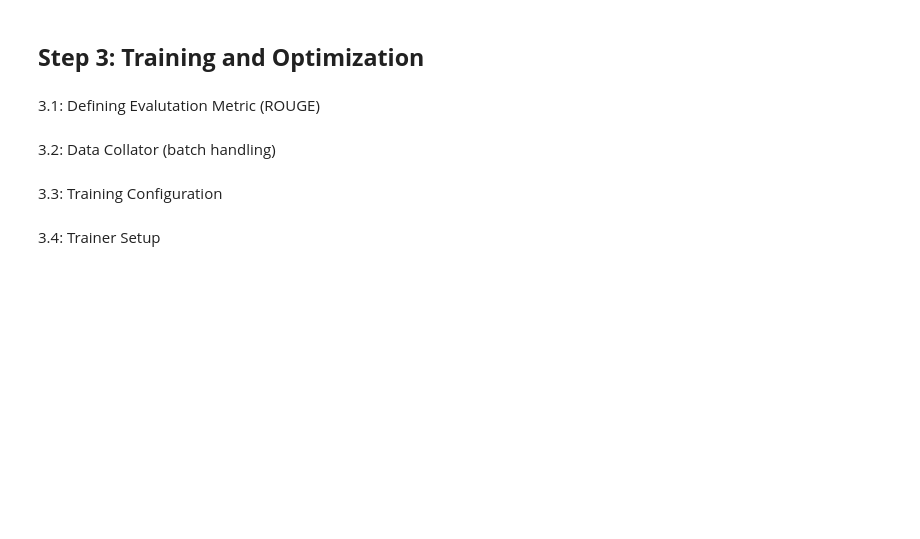
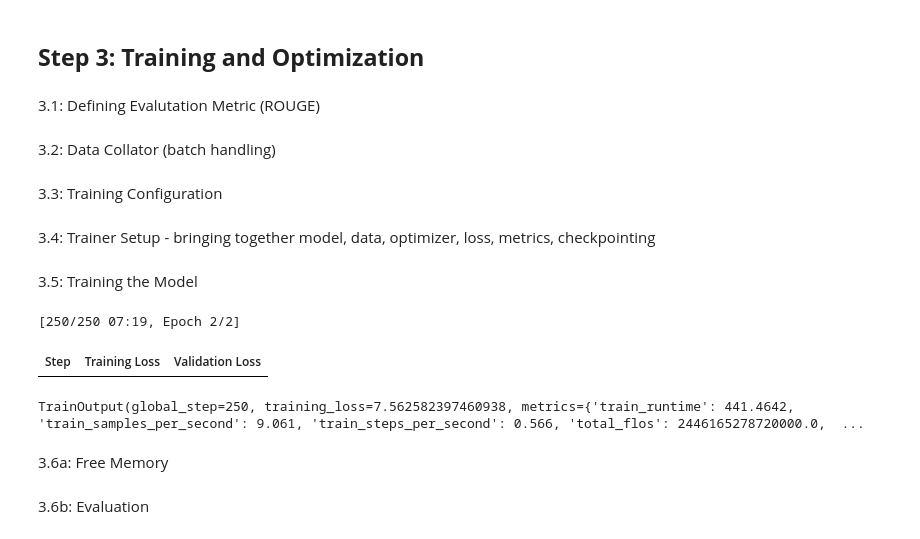
Before and after one commit to andrewmarasco/LLMs_with_AI, a Jupyter notebook: dialogue_summarization_encoder_decoder.ipynb, the cells around one changed output. Saved outputs shown, nothing was run; the diff lists cells and outputs as text; code cells hidden in the pictures; blank space fills up the shorter version.

```diff
--- a/dialogue_summarization_encoder_decoder.ipynb
+++ b/dialogue_summarization_encoder_decoder.ipynb
@@ -461,29 +476,38 @@ data_collator = DataCollatorForSeq2Seq(
 )
 # %% [markdown]
 3.3: Training Configuration
+# %%
+import torch
+model.gradient_checkpointing_enable()
+model.config.use_cache = False
+torch.cuda.empty_cache()
+# %%
+model.generation_config.num_beams = 1
+model.generation_config.max_new_tokens = 64
 # %%
 from transformers import Seq2SeqTrainingArguments
 
 training_args = Seq2SeqTrainingArguments(
-    output_dir=".\results",
+    output_dir="./results",
     eval_strategy="steps",
-    per_device_train_batch_size=8,
-    per_device_eval_batch_size=8,
-    gradient_accumulation_steps=2,
+    per_device_train_batch_size=2,
+    per_device_eval_batch_size=2,
+    gradient_accumulation_steps=8,
     learning_rate=5e-5,
-    num_train_epochs=3,
+    num_train_epochs=2,
     fp16=True,
     logging_steps=100,
-    eval_steps=500,
-    save_steps=500,
+    eval_steps=1000,
+    save_steps=1000,
     save_total_limit=2,
     load_best_model_at_end=True,
     metric_for_best_model="rougeL",
     greater_is_better=True,
+    predict_with_generate=True,
     report_to="none",
 )
 # %% [markdown]
-3.4: Trainer Setup
+3.4: Trainer Setup - bringing together model, data, optimizer, loss, metrics, checkpointing
 # %%
 from transformers import Seq2SeqTrainer
 
@@ -493,6 +517,5 @@ trainer = Seq2SeqTrainer(
     train_dataset=train_tok,
     eval_dataset=val_tok,
     data_collator=data_collator,
-    tokenizer=dec_tok,
     compute_metrics=compute_metrics,
 )
@@ -498,0 +526,10 @@ trainer = Seq2SeqTrainer(
+# %% [markdown]
+3.5: Training the Model
+# %%
+trainer.train()
+# %% [output]
+[250/250 07:19, Epoch 2/2]
+| Step | Training Loss | Validation Loss |
+TrainOutput(global_step=250, training_loss=7.562582397460938, metrics={'train_runtime': 441.4642, 'train_samples_per_second': 9.061, 'train_steps_per_second': 0.566, 'total_flos': 2446165278720000.0,  ...
+# %% [markdown]
+3.6a: Free Memory
@@ -498,0 +540,2 @@ trainer = Seq2SeqTrainer(
+# %% [markdown]
+3.6b: Evaluation
```
Also changed, not shown: parts of 8 cells of this notebook.
